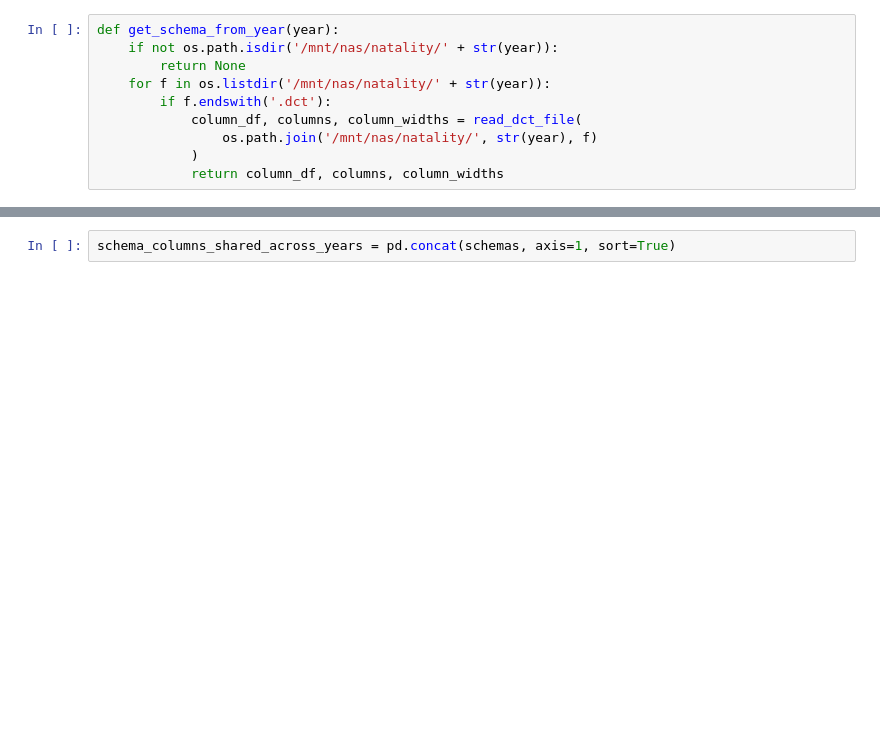
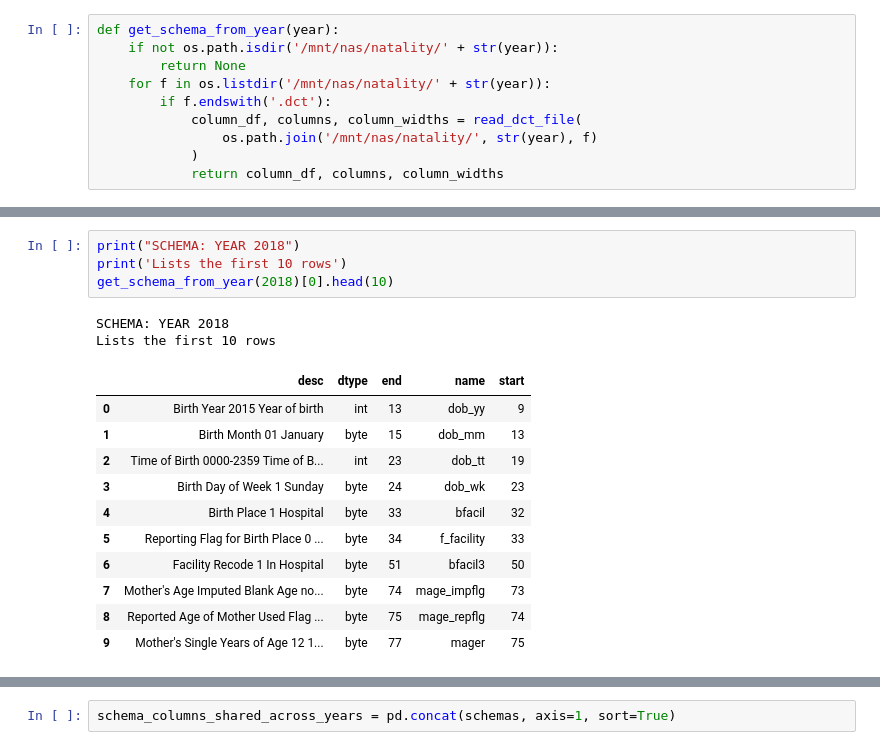
Before and after one commit to cchrysostomou/capstones, a Jupyter notebook: cleaning_data.ipynb, the cells around one changed output, grey strips where cells are left out. Saved outputs shown, nothing was run; the diff lists cells and outputs as text; blank space fills up the shorter version.

```diff
--- a/cleaning_data.ipynb
+++ b/cleaning_data.ipynb
@@ -142,0 +180,18 @@ for i in range(1990, 2020):
+# %%
+print("SCHEMA: YEAR 2018")
+print('Lists the first 10 rows')
+get_schema_from_year(2018)[0].head(10)
+# %% [output]
+SCHEMA: YEAR 2018
+Lists the first 10 rows
+|  | desc | dtype | end | name | start |
+| 0 | Birth Year 2015 Year of birth | int | 13 | dob_yy | 9 |
+| 1 | Birth Month 01 January | byte | 15 | dob_mm | 13 |
+| 2 | Time of Birth 0000-2359 Time of B... | int | 23 | dob_tt | 19 |
+| 3 | Birth Day of Week 1 Sunday | byte | 24 | dob_wk | 23 |
+| 4 | Birth Place 1 Hospital | byte | 33 | bfacil | 32 |
+| 5 | Reporting Flag for Birth Place 0 ... | byte | 34 | f_facility | 33 |
+| 6 | Facility Recode 1 In Hospital | byte | 51 | bfacil3 | 50 |
+| 7 | Mother's Age Imputed Blank Age no... | byte | 74 | mage_impflg | 73 |
+| 8 | Reported Age of Mother Used Flag ... | byte | 75 | mage_repflg | 74 |
+| 9 | Mother's Single Years of Age 12 1... | byte | 77 | mager | 75 |
```
Also changed, not shown: parts of 31 cells of this notebook, 2 other files.
